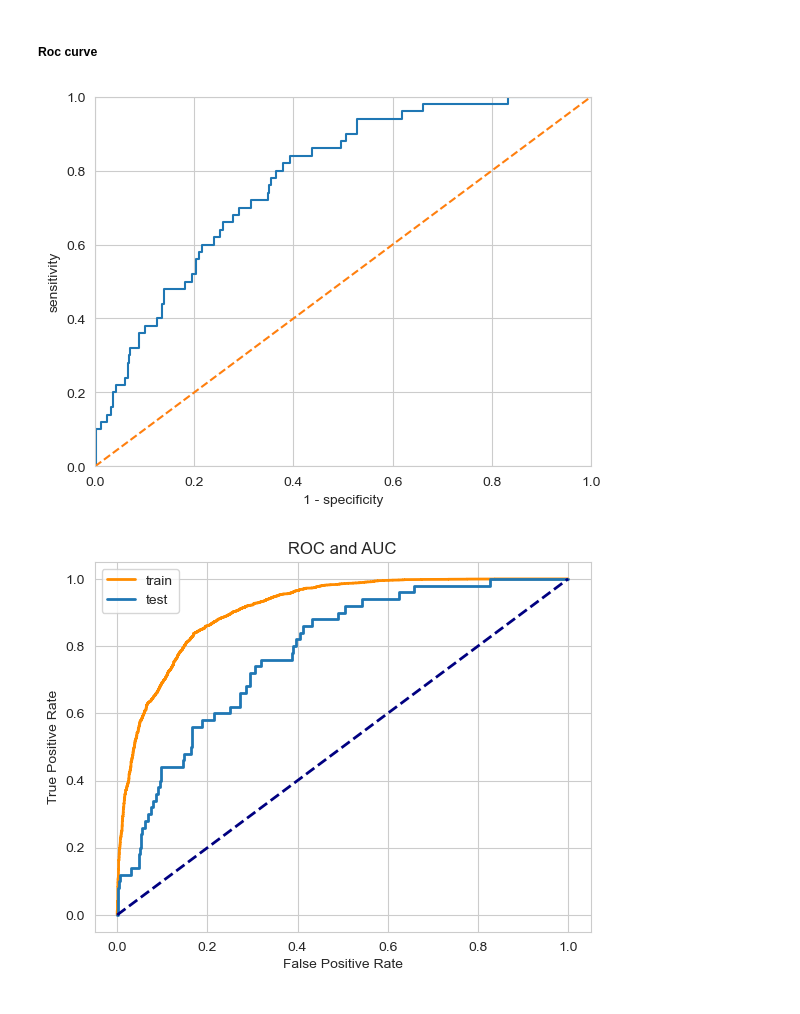
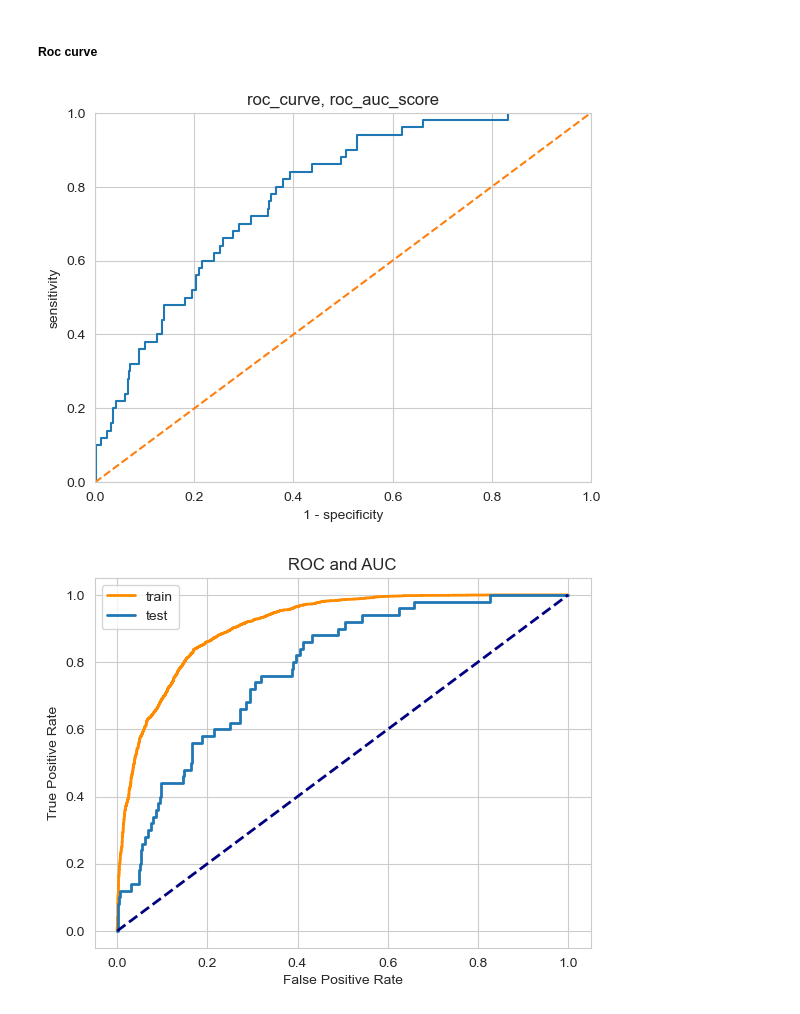
Before and after one commit to MaSOouD69/Capstone-Repo-Bootcamp-Project, a Jupyter notebook: capstone_clean.ipynb, the cells around one changed output. Drawn from its saved outputs; the diff is of its cells as text; code cells hidden in the pictures.

```diff
--- a/capstone_clean.ipynb
+++ b/capstone_clean.ipynb
@@ -1177,7 +1181,7 @@ In this instance, our best Logistic Regression model was at C equal to 0.01 We c
 # %%
 # The Logistic Regression that performed the best on the standardized data
 # Instantiate the model
-logit_ss = LogisticRegression(C=0.001, random_state=42)
+logit_ss = LogisticRegression(C=0.01, random_state=42)
 
 # Fit the model
 logit_ss.fit(X_train, y_train)
@@ -1231,18 +1233,19 @@ def false_positive_rate(y_true, y_pred):
 # %%
 model = LogisticRegression()
 model.fit(X_train, y_train)
 y_pred_proba = model.predict_proba(X_test)
 fpr, tpr, thresholds = roc_curve(y_test, y_pred_proba[:,1])
 
 plt.plot(fpr, tpr)
 plt.plot([0, 1], [0, 1], linestyle='--')
 plt.xlim([0.0, 1.0])
 plt.ylim([0.0, 1.0])
 plt.xlabel('1 - specificity')
 plt.ylabel('sensitivity')
+plt.title("roc_curve, roc_auc_score")
 plt.show()
 # %% [output]
-[figure, old version]
+[figure, new version]
 # %%
 # Regenerate scores
 y_proba = logit_ss.predict_proba(X_test)[:,1]
```
Also changed, not shown: parts of 101 cells of this notebook.
